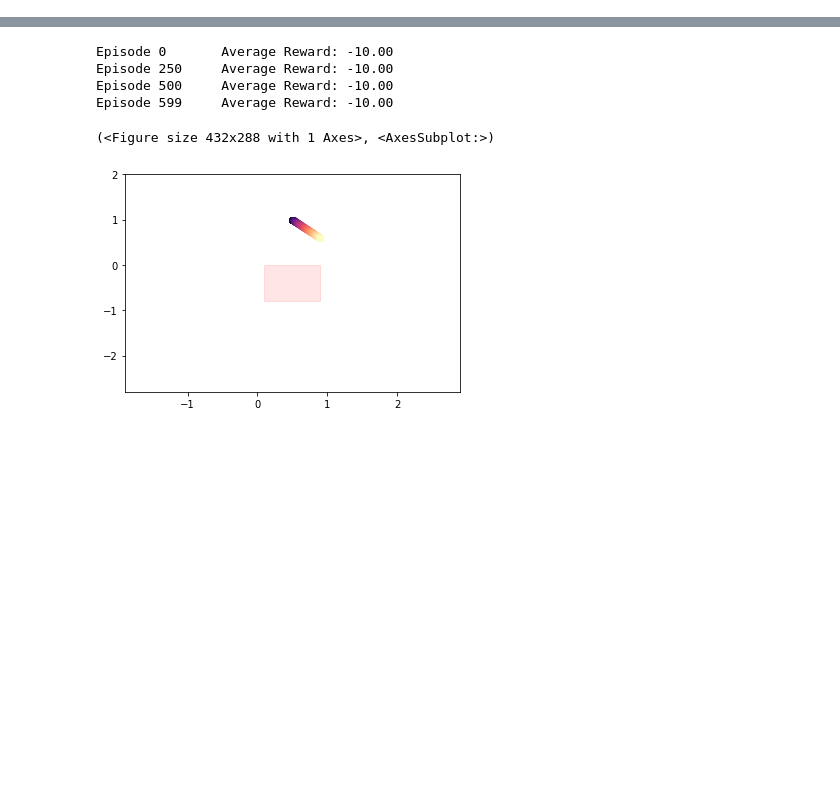
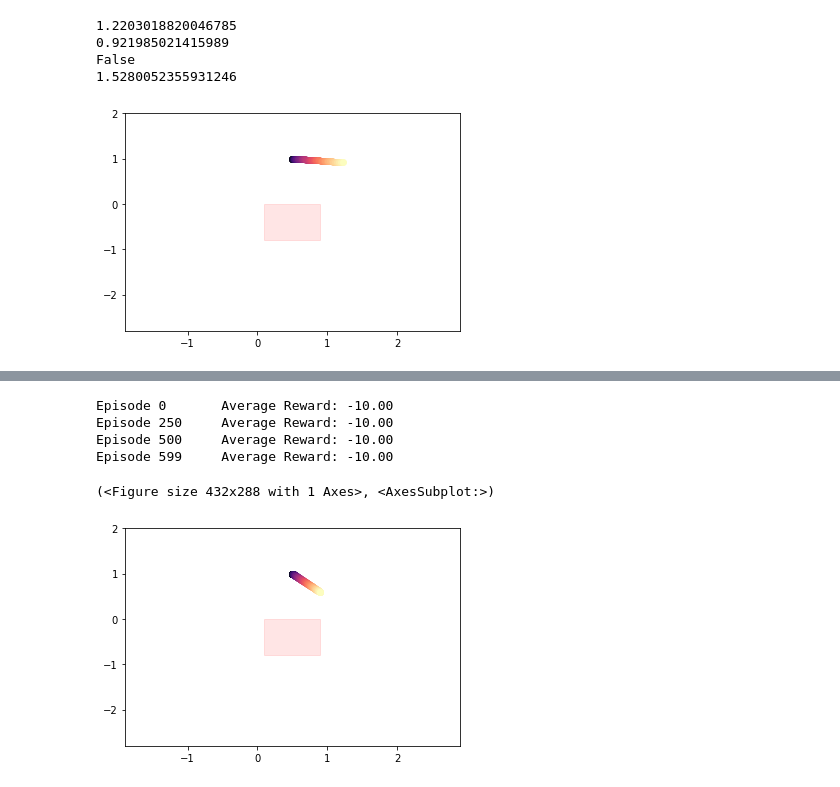
Before and after one commit to decomiteA/ReachRLToolbox, a Jupyter notebook: forcefield/Forcefield_DDPG.ipynb, the cells around one changed output, grey strips where cells are left out. Saved outputs shown, nothing was run; the diff lists cells and outputs as text; code cells hidden in the pictures; blank space fills up the shorter version.

```diff
--- a/forcefield/Forcefield_DDPG.ipynb
+++ b/forcefield/Forcefield_DDPG.ipynb
@@ -57 +138,13 @@ Episode 599     Average Reward: -10.00
+# %%
+trajectories.plot(4999,legend=False)
+print(env.state[0])
+print(env.state[1])
+print(env.discover)
+print(np.sqrt(1.22**2+0.92**2))
+# %% [output]
+1.2203018820046785
+0.921985021415989
+False
+1.5280052355931246
+[figure, added]
 # %%
```
Also changed, not shown: parts of 12 cells of this notebook.
